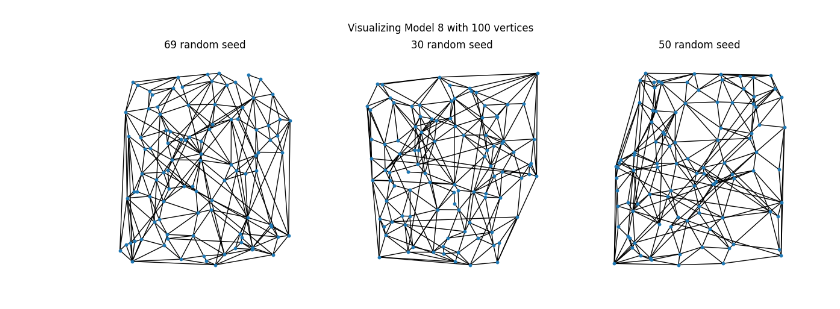
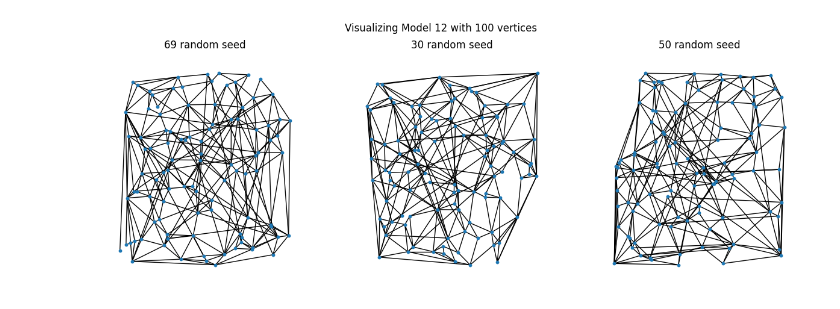
Before and after one commit to afr13dman/senior-thesis, a Jupyter notebook: visualize_models.ipynb, the cells around one changed output. Cells and saved outputs as stored; diff of their text form; code cells hidden in the pictures.

```diff
--- a/visualize_models.ipynb
+++ b/visualize_models.ipynb
@@ -47,9 +59,9 @@ model_colors = {
 }
 colors = df["Model_Type"].map(model_colors)
 # %%
-# Real Data
+# Get values for the real data
 rd_avg_deg = 5.4
 with open(f'pkls/tree_const_real.pkl', 'rb') as f:
         tree_const = pickle.load(f)
-        rd_st_cons = np.mean(tree_const)
+        rd_st_cons = round(np.mean(tree_const), 2)
 # %%
@@ -104,24 +132,30 @@ plt.savefig("imgs/av_deg_st_cons_by_model_zoomed_in.png")
 # %%
-model = "8"
+model = "12"
 n = 100
 rs = [69, 30, 50]
 
 fig, ax = plt.subplots(1, len(rs), figsize=(15, 5))
 
 if model == "8":
     for i in range(len(rs)):
         G = models.model_eight(n, rs[i])
         node_locations = {v: (float(G.nodes()[v]['x_axis']), float(G.nodes()[v]['y_axis'])) for v in G.nodes()}
         nx.draw(G, node_size = 10, pos = node_locations, ax=ax[i])
         ax[i].set_title(f'{rs[i]} random seed')
-elif model == "11c":
+elif model == "11b":
     for i in range(len(rs)):
-        G = models.model_two_rand_removal(n, rs[i], scaling_factor=14, remove_prob=0.6)
+        G = models.model_two_rand_removal(n, rs[i], scaling_factor=9, remove_prob=0.4)
+        node_locations = {v: (float(G.nodes()[v]['x_axis']), float(G.nodes()[v]['y_axis'])) for v in G.nodes()}
+        nx.draw(G, node_size = 10, pos = node_locations, ax=ax[i])
+        ax[i].set_title(f'{rs[i]} random seed')
+elif model == "12":
+    for i in range(len(rs)):
+        G = models.model_eight_order_switched(n, rs[i])
         node_locations = {v: (float(G.nodes()[v]['x_axis']), float(G.nodes()[v]['y_axis'])) for v in G.nodes()}
         nx.draw(G, node_size = 10, pos = node_locations, ax=ax[i])
         ax[i].set_title(f'{rs[i]} random seed')
 
 fig.suptitle(f"Visualizing Model {model} with {n} vertices")
 plt.savefig(f'imgs/visualize_model{model}.png')
 # %% [output]
-[figure, old version]
+[figure, new version]
```
Also changed, not shown: parts of 14 cells of this notebook, 2 other files.
